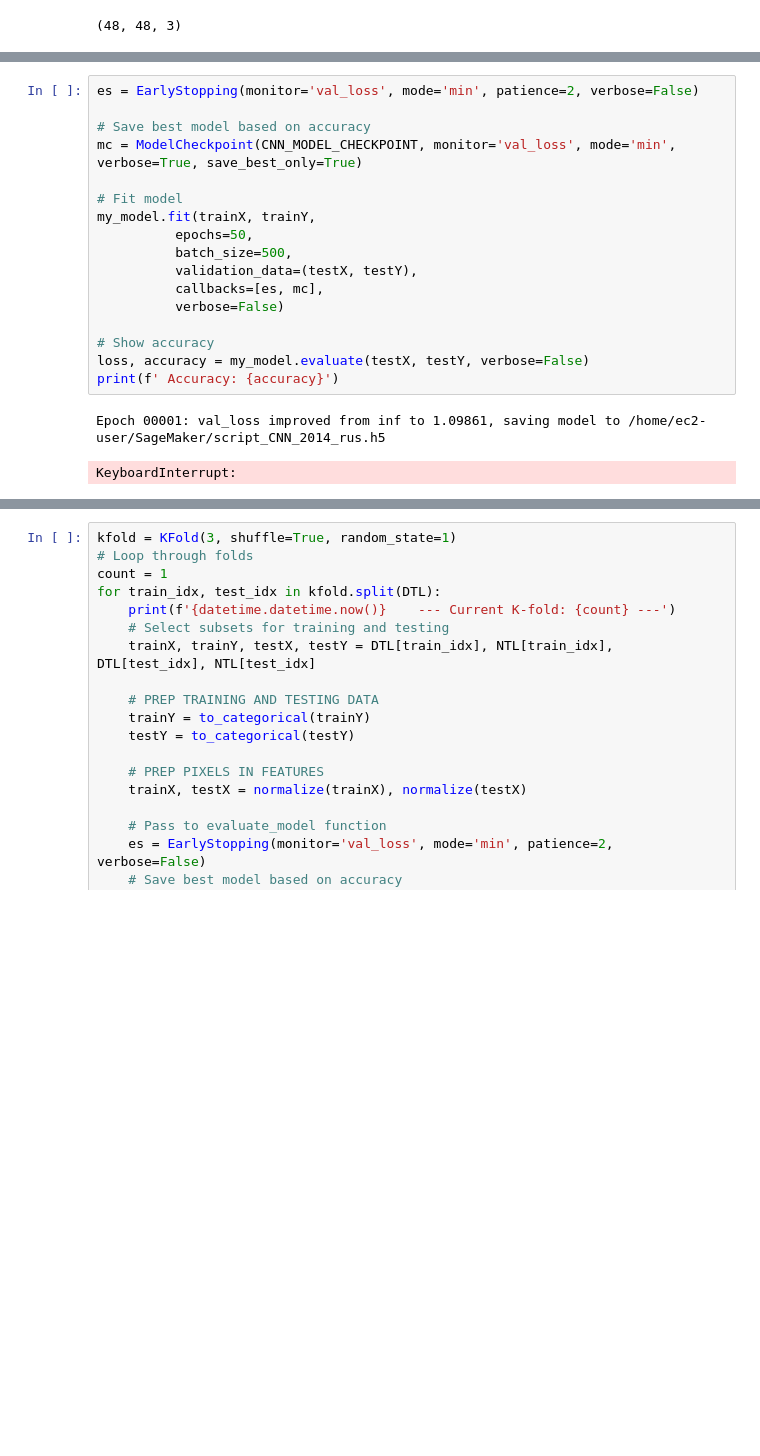
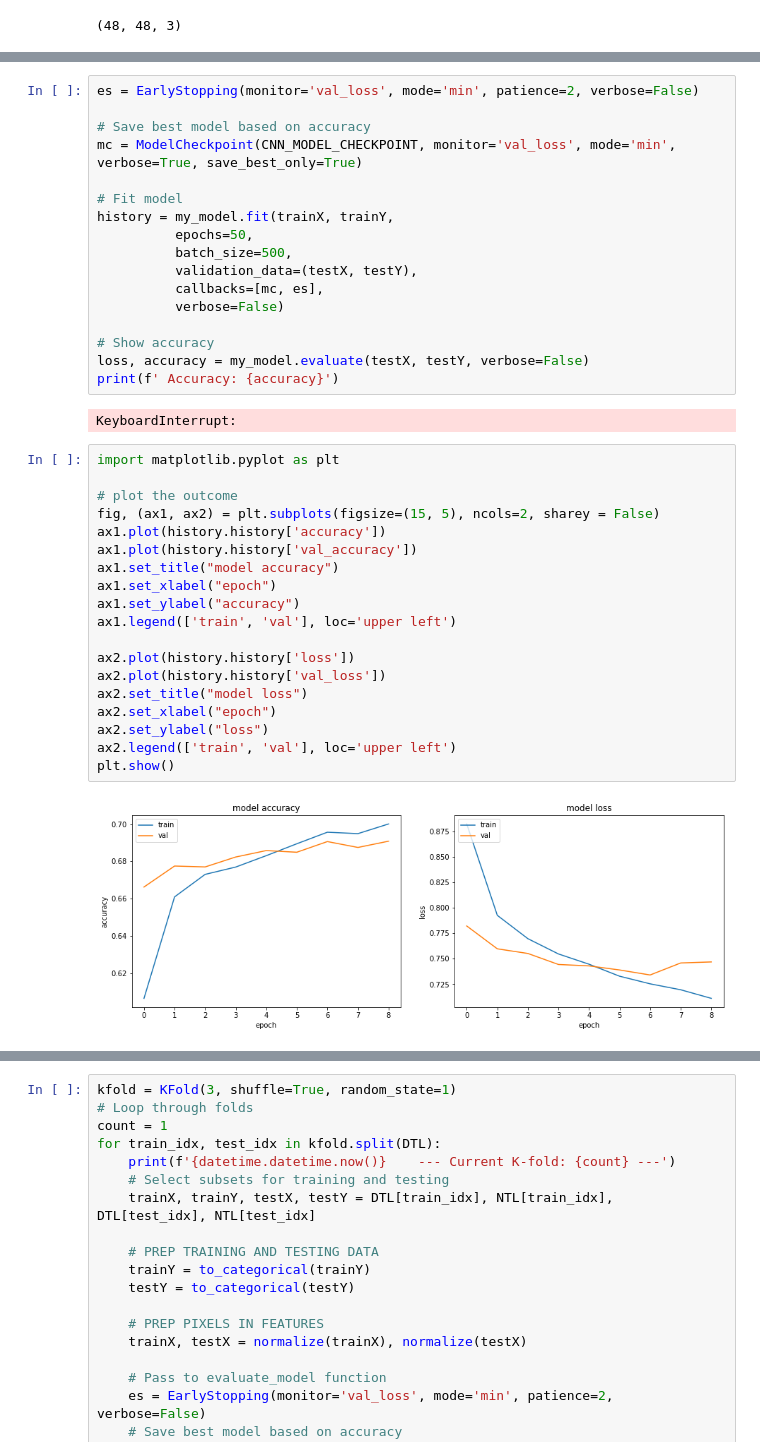
Before and after one commit to dime-worldbank/big-data-poverty-estimation, a Jupyter notebook: DataWork/03_predict_ntl_with_dtl/03_cnn.ipynb, the cells around one changed output, grey strips where cells are left out. Saved outputs shown, nothing was run; the diff lists cells and outputs as text; blank space fills up the shorter version.

Commit message:
CNN training

```diff
--- a/DataWork/03_predict_ntl_with_dtl/03_cnn.ipynb
+++ b/DataWork/03_predict_ntl_with_dtl/03_cnn.ipynb
@@ -313,19 +317,39 @@ es = EarlyStopping(monitor='val_loss', mode='min', patience=2, verbose=False)
 mc = ModelCheckpoint(CNN_MODEL_CHECKPOINT, monitor='val_loss', mode='min', verbose=True, save_best_only=True)
 
 # Fit model
-my_model.fit(trainX, trainY,
+history = my_model.fit(trainX, trainY,
           epochs=50,
           batch_size=500,
           validation_data=(testX, testY),
-          callbacks=[es, mc],
+          callbacks=[mc, es],
           verbose=False)
 
 # Show accuracy
 loss, accuracy = my_model.evaluate(testX, testY, verbose=False)
 print(f' Accuracy: {accuracy}')
 # %% [output]
-Epoch 00001: val_loss improved from inf to 1.09861, saving model to /home/ec2-user/SageMaker/script_CNN_2014_rus.h5
+KeyboardInterrupt:
-KeyboardInterrupt:
+# %%
+import matplotlib.pyplot as plt
+
+# plot the outcome
+fig, (ax1, ax2) = plt.subplots(figsize=(15, 5), ncols=2, sharey = False)
+ax1.plot(history.history['accuracy'])
+ax1.plot(history.history['val_accuracy'])
+ax1.set_title("model accuracy")
+ax1.set_xlabel("epoch")
+ax1.set_ylabel("accuracy")
+ax1.legend(['train', 'val'], loc='upper left')
+
+ax2.plot(history.history['loss'])
+ax2.plot(history.history['val_loss'])
+ax2.set_title("model loss")
+ax2.set_xlabel("epoch")
+ax2.set_ylabel("loss")
+ax2.legend(['train', 'val'], loc='upper left')
+plt.show()
+# %% [output]
+[figure, added]
 # %%
 display_eval_metrics(my_model, testX, testY, n_ntl_bins)
 # %% [output]
```
Also changed, not shown: parts of 3 cells of this notebook.
